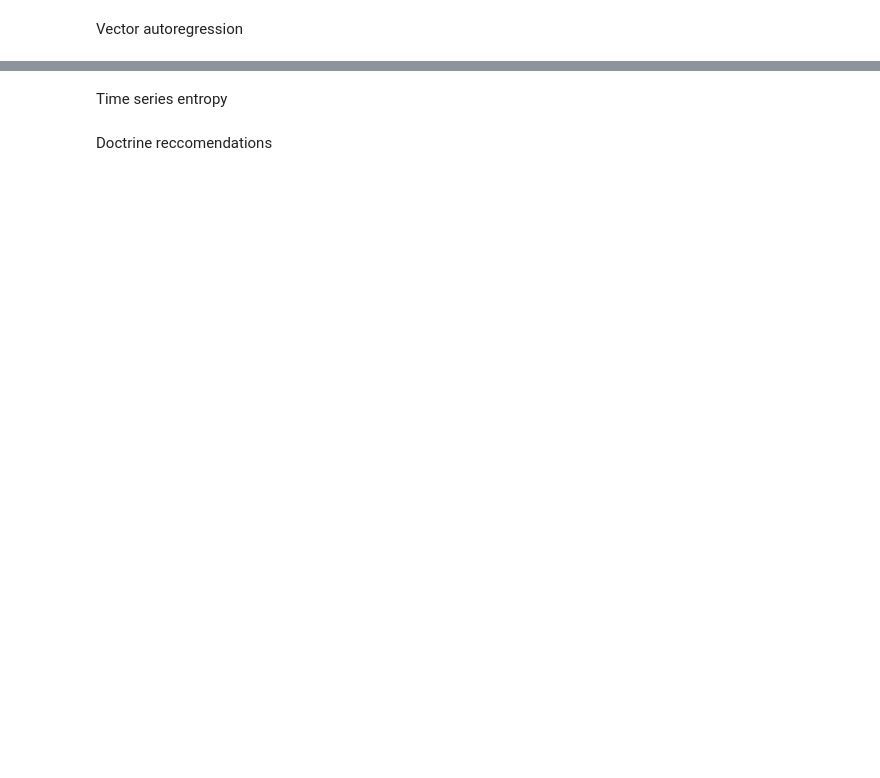
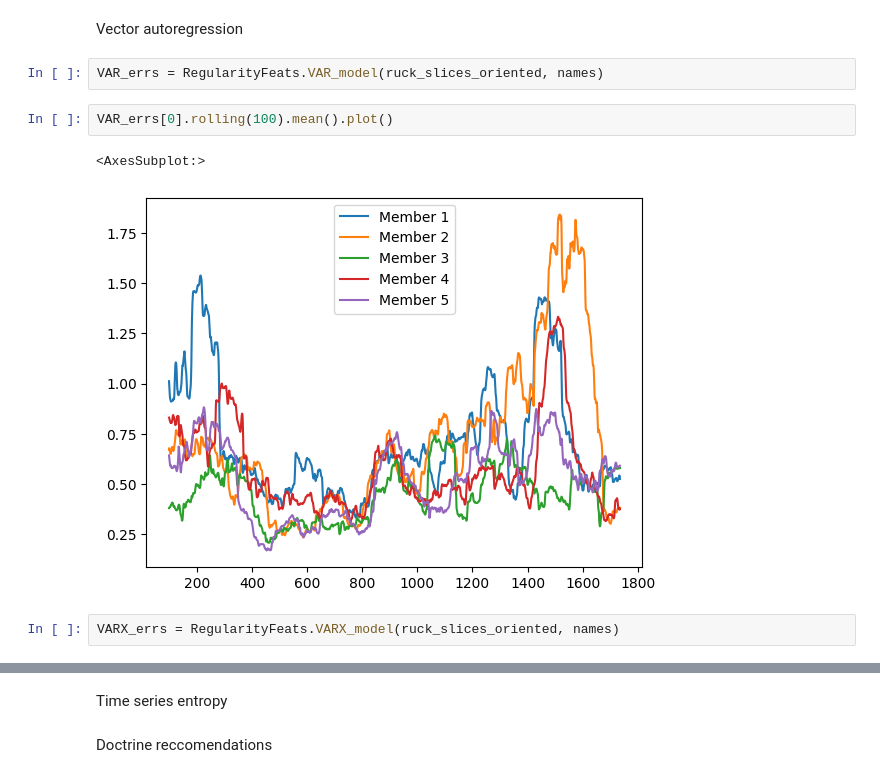
Before and after one commit to Tufts-University/FLOCK, a Jupyter notebook: Tutorials/Regularity-Metrics.ipynb, the cells around one changed output, grey strips where cells are left out. Saved outputs shown, nothing was run; the diff lists cells and outputs as text; blank space fills up the shorter version.

Commit message:
Adding to Cluster and regularity metrics toutorials

```diff
--- a/Tutorials/Regularity-Metrics.ipynb
+++ b/Tutorials/Regularity-Metrics.ipynb
@@ -47,2 +53,11 @@ re-orienting data
 # %% [markdown]
 Vector autoregression
+# %%
+VAR_errs = RegularityFeats.VAR_model(ruck_slices_oriented, names)
+# %%
+VAR_errs[0].rolling(100).mean().plot()
+# %% [output]
+<AxesSubplot:>
+[figure, added]
+# %%
+VARX_errs = RegularityFeats.VARX_model(ruck_slices_oriented, names)
```
Also changed, not shown: parts of 3 cells of this notebook, 2 other files.
